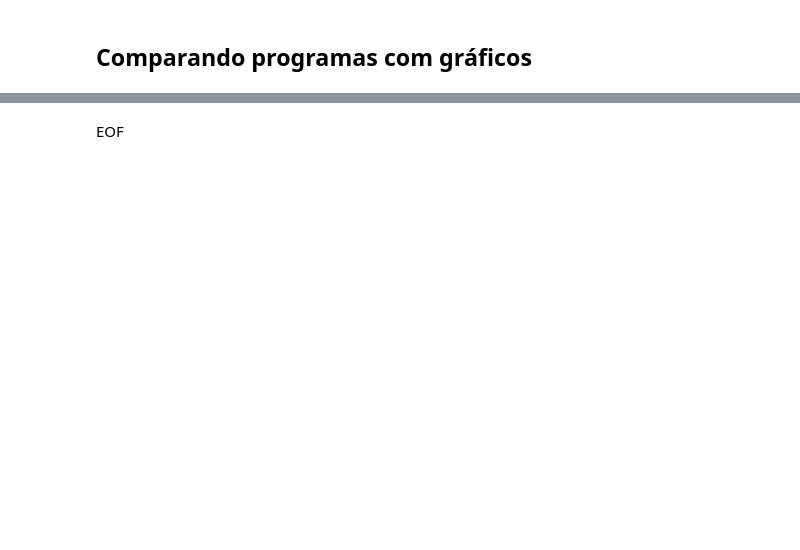
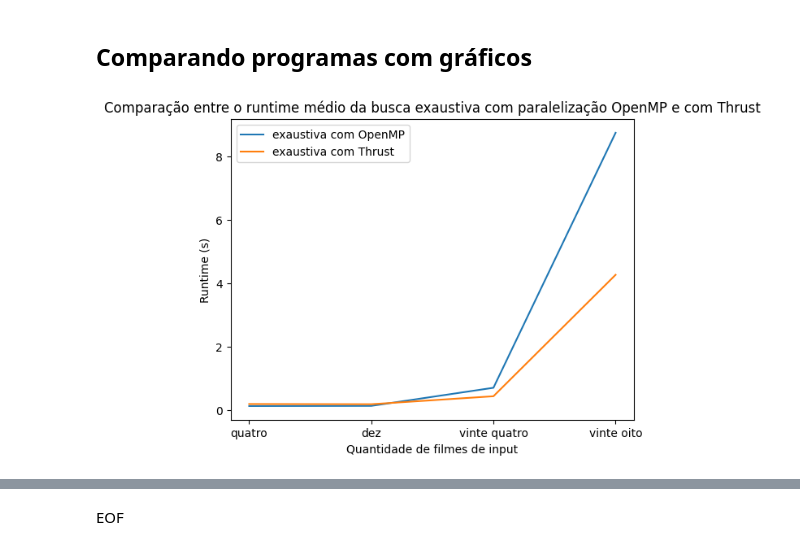
Before and after one commit to Lihsayuri/ProjetoSupercomp, a Jupyter notebook: Parte2/RelatorioProjeto.ipynb, the cells around one changed output, grey strips where cells are left out. Saved outputs shown, nothing was run; the diff lists cells and outputs as text; code cells hidden in the pictures; blank space fills up the shorter version.

```diff
--- a/Parte2/RelatorioProjeto.ipynb
+++ b/Parte2/RelatorioProjeto.ipynb
@@ -1727,3 +1728,15 @@ Os resultados e o código para essa comparação de desempenho podem ser vistos
+# %%
+def get_films_in_knapsack(file):
+    with open(file, 'r') as f:
+        line = f.readline().split()
+        #print(line)
+        return int(line[2])
+
+#convert dictionary to dataframe
+def dict_to_df_parallel(dict):
+    df = pd.DataFrame.from_dict(dict, orient='index')
+    df = df.rename(index={0:'quatro', 1:'dez', 2:'vinte quatro', 3:'vinte oito'})
+    return df
 # %% [markdown]
 ## Benchmark da busca exaustiva com OpenMP
 # %% [markdown]
@@ -1759,8 +1769,8 @@ IndexError: list index out of range
 # %%
-runtime_pd_openMP = dict_to_df(runtime_dict_openMP)
+runtime_pd_openMP = dict_to_df_parallel(runtime_dict_openMP)
 runtime_pd_openMP['mean'] = runtime_pd_openMP.mean(axis=1)
 runtime_pd_openMP.to_csv('Outputs/openMP_runtime.csv', index=False)
-films_in_knapsack_pd_openMP = dict_to_df(films_in_knapsack_openMP)
+films_in_knapsack_pd_openMP = dict_to_df_parallel(films_in_knapsack_openMP)
 films_in_knapsack_pd_openMP['mean'] = films_in_knapsack_pd_openMP.mean(axis=1)
 films_in_knapsack_pd_openMP.to_csv('Outputs/openMP_films_in_knapsack.csv', index=False)
 # %%
@@ -1793,10 +1815,10 @@ for i in range(0, 10):
         runtime_dict_thrust[j].append(runtime)
         films_in_knapsack_thrust[j].append(get_films_in_knapsack(f'Outputs/out-{j}.txt'))
 # %%
-runtime_pd_thrust = dict_to_df(runtime_dict_thrust)
+runtime_pd_thrust = dict_to_df_parallel(runtime_dict_thrust)
 runtime_pd_thrust['mean'] = runtime_pd_thrust.mean(axis=1)
 runtime_pd_thrust.to_csv('Outputs/thrust_runtime.csv', index=False)
-films_in_knapsack_pd_thrust = dict_to_df(films_in_knapsack_thrust)
+films_in_knapsack_pd_thrust = dict_to_df_parallel(films_in_knapsack_thrust)
 films_in_knapsack_pd_thrust['mean'] = films_in_knapsack_pd_thrust.mean(axis=1)
 films_in_knapsack_pd_thrust.to_csv('Outputs/thrust_films_in_knapsack.csv', index=False)
 # %%
@@ -1808,8 +1842,10 @@ films_in_knapsack_pd_openMP
 # %%
 sns.lineplot(data=runtime_pd_openMP, x=runtime_pd_openMP.index, y='mean', label='exaustiva com OpenMP')
 sns.lineplot(data=runtime_pd_thrust, x=runtime_pd_thrust.index, y='mean', label='exaustiva com Thrust')
 plt.xlabel('Quantidade de filmes de input')
 plt.ylabel('Runtime (s)')
-plt.title('Comparação entre o runtime médio das heurísticas gulosa e com aleatorização')
+plt.title('Comparação entre o runtime médio da busca exaustiva com paralelização OpenMP e com Thrust')
 plt.legend()
 plt.show()
+# %% [output]
+[figure, added]
```
Also changed, not shown: parts of 10 cells of this notebook, 10 other files.
